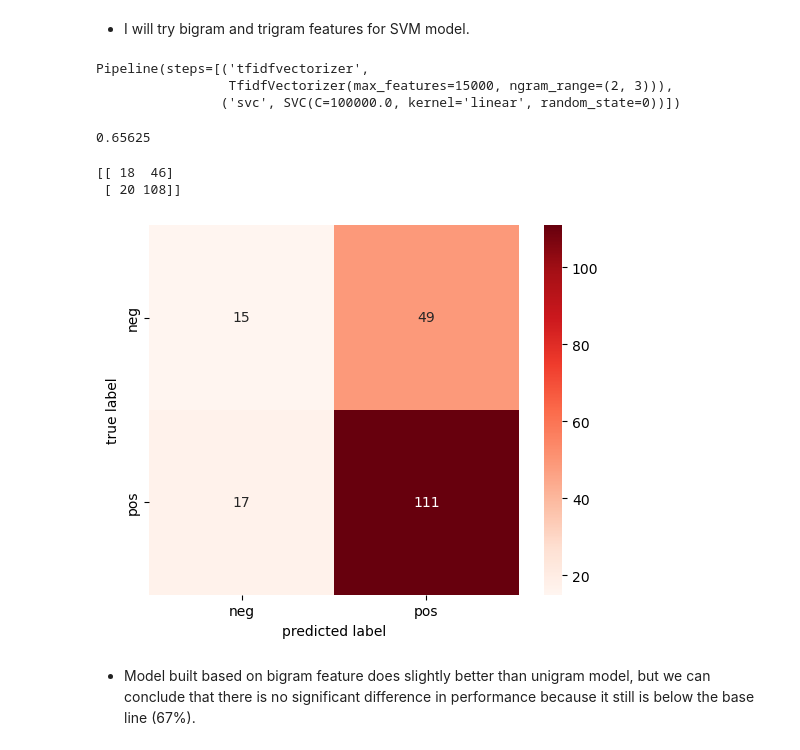
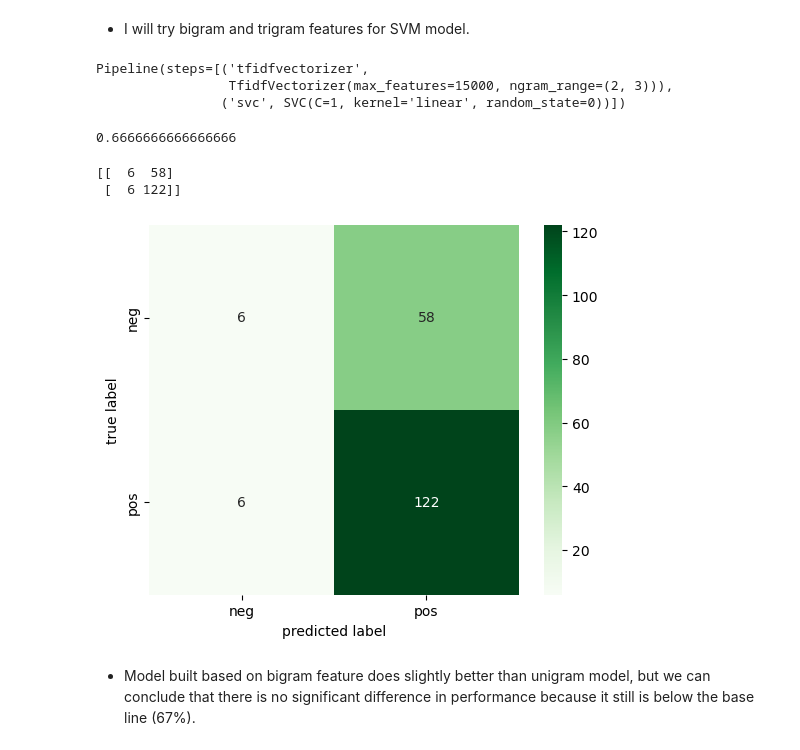
Before and after one commit to Data-Science-for-Linguists-2023/TED-Talk-Rating-Analysis, a Jupyter notebook: code/TED_talk_Analysis.ipynb, the cells around one changed output. Drawn from its saved outputs; the diff is of its cells as text; code cells hidden in the pictures.

```diff
--- a/code/TED_talk_Analysis.ipynb
+++ b/code/TED_talk_Analysis.ipynb
@@ -272,36 +272,36 @@ plt.show()
 # %%
 # make svm with ngram feature and train it
 ngram_svm = make_pipeline(TfidfVectorizer(max_features=15000, ngram_range=(2,3)),
-                         SVC(kernel='linear', C=1E5, random_state=0))
+                         SVC(kernel='linear', C=1, random_state=0))
 
 ngram_svm.fit(trans_train, label_train)
 # %% [output]
 Pipeline(steps=[('tfidfvectorizer',
                  TfidfVectorizer(max_features=15000, ngram_range=(2, 3))),
-                ('svc', SVC(C=100000.0, kernel='linear', random_state=0))])
+                ('svc', SVC(C=1, kernel='linear', random_state=0))])
 # %%
 # Check the accuracy
 accuracy_score(label_test, ngram_svm.predict(trans_test))
 # %% [output]
-0.65625
+0.6666666666666666
 # %%
 # make a confusion_matrix to make a heatmap
 label_pred = ngram_svm.predict(trans_test)
 mat = confusion_matrix(label_test, label_pred)  # label_test (arg1) = y axis, label_pred (arg2) = x axis
 print(mat)
 # %% [output]
-[[ 18  46]
- [ 20 108]]
+[[  6  58]
+ [  6 122]]
 # %%
 # make a heatmap
-sns.heatmap(mat, square=True, annot=True, fmt='d', cmap="Reds",
+sns.heatmap(mat, square=True, annot=True, cmap="Greens", fmt='d',
 xticklabels=['neg', 'pos'], yticklabels=['neg', 'pos'])
 
 plt.xlabel('predicted label')
 plt.ylabel('true label')
 plt.show()
 # %% [output]
-[figure, old version]
+[figure, new version]
 # %% [markdown]
 * Model built based on bigram feature does slightly better than unigram model, but we can conclude that there is no significant difference in performance because it still is below the base line (67%).
 # %% [markdown]
```
Also changed, not shown: parts of 19 cells of this notebook, 1 other file.
